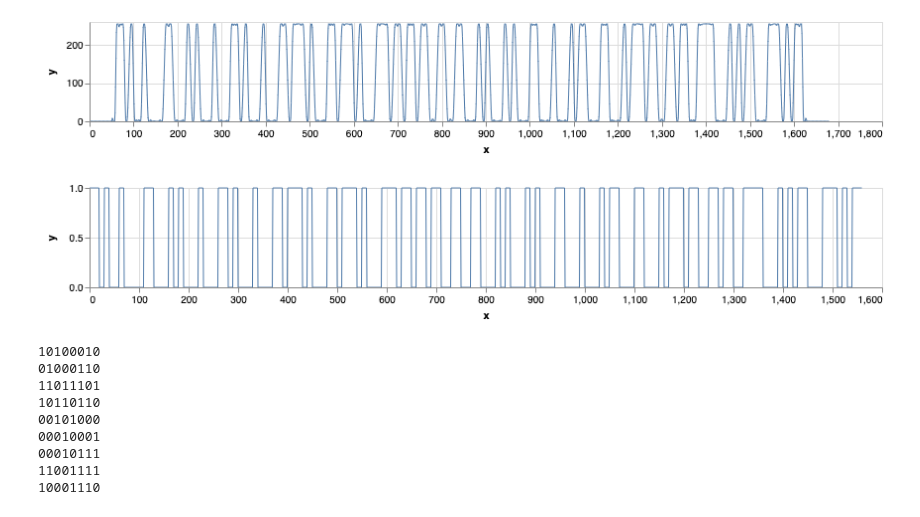
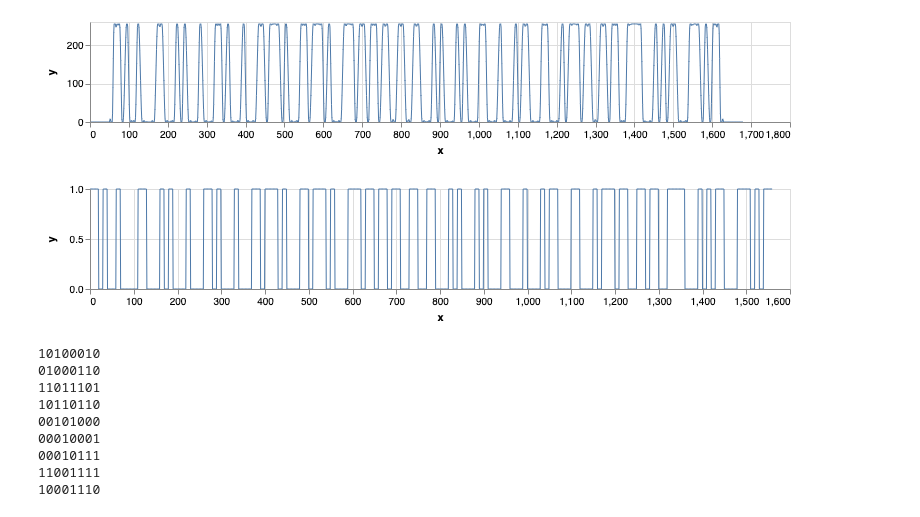
Before and after one commit to hack4code/jupyter, a Jupyter notebook: barcode/barcode.ipynb, the cells around one changed output. Cells and saved outputs as stored; diff of their text form; code cells hidden in the pictures.

```diff
--- a/barcode/barcode.ipynb
+++ b/barcode/barcode.ipynb
@@ -6,27 +6,23 @@ import altair as alt
 # %%
 image = Image.open('barcode.jpeg')
 width, height = image.size
-
 new_width = width * 4
 image = image.resize((new_width, height), Image.ANTIALIAS)
 
 line = image.crop((0, height//2, new_width, height//2+1)).convert('L')
-data = np.asarray(line, dtype='int32')[0]
-
-data = 255 - data
+data = 255 - np.asarray(line, dtype='int32')[0]
 
 df = pd.DataFrame({'x': np.arange(len(data)), 'y': data})
-
 alt.Chart(df).mark_line().encode(
     x='x',
     y='y',
     size=alt.value(1)
 ).configure_view(
-    width=800,
+    width=700,
     height=100,
 )
 # %% [output]
-[figure, old version]
+[figure, new version]
 # %%
 avg = np.average(df['y'])
 bits = df['y'].apply(lambda x: 1 if x >= avg else 0).reset_index(drop=True)
@@ -51,11 +47,11 @@ alt.Chart(df).mark_line().encode(
     y='y',
     size=alt.value(1)
 ).configure_view(
-    width=800,
+    width=700,
     height=100,
 )
 # %% [output]
-[figure, old version]
+[figure, new version]
 # %%
 zero = False
 for idx in range(len(bits)):
```
